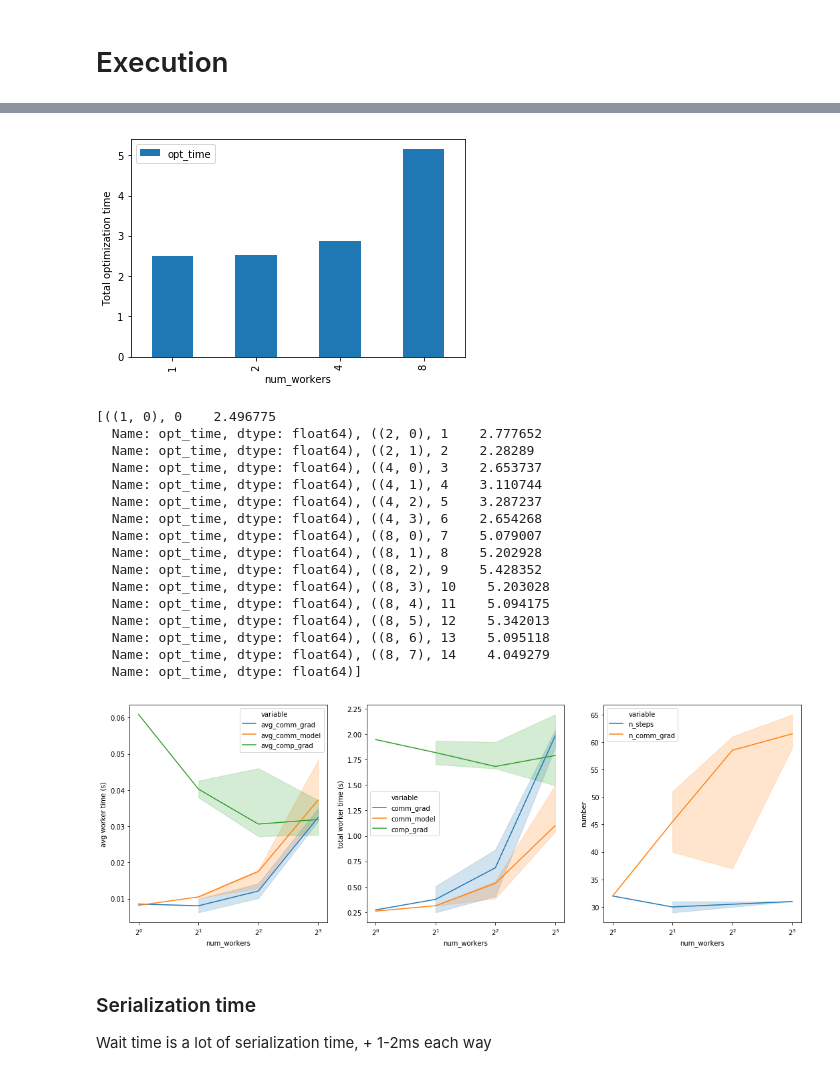
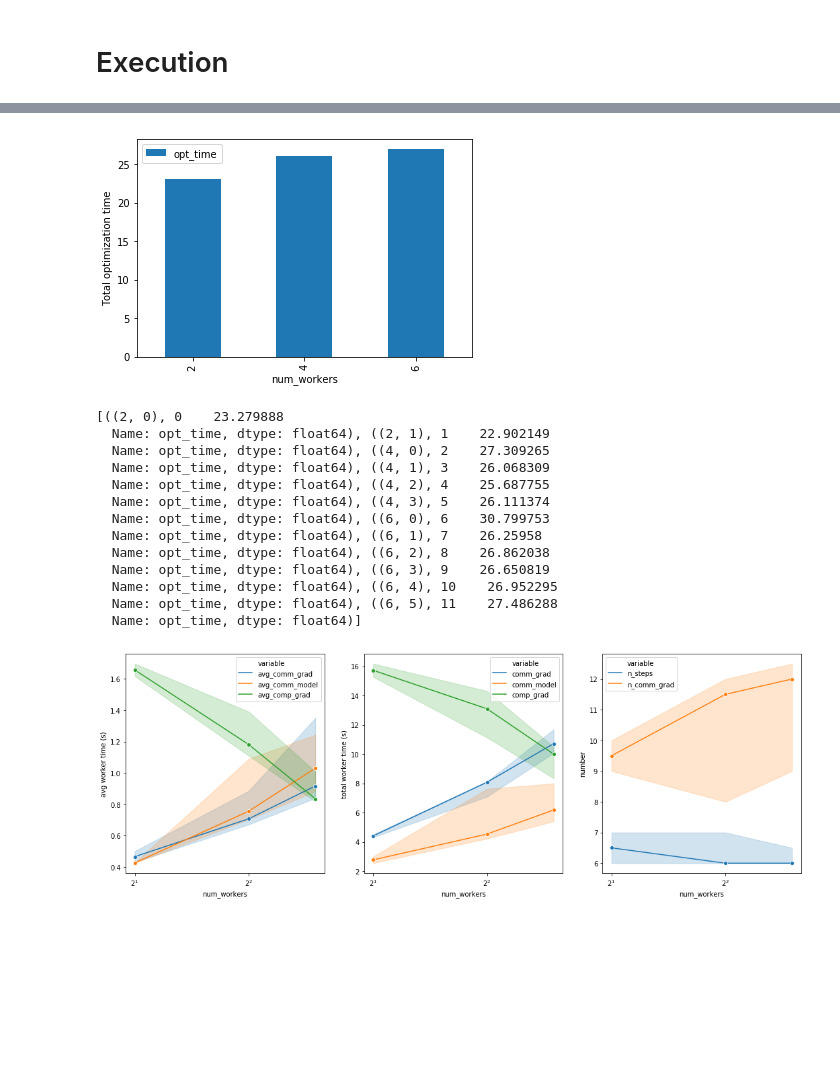
Before and after one commit to stsievert/dask-ps, a Jupyter notebook: Centralized-PS.ipynb, the cells around one changed output, grey strips where cells are left out. Cells and saved outputs as stored; diff of their text form; code cells hidden in the pictures; blank space fills up the shorter version.

```diff
--- a/Centralized-PS.ipynb
+++ b/Centralized-PS.ipynb
@@ -222,7 +302,3 @@ def test(batch_size=128, num_workers=4, iters=30):
               'params': sum(n_params),
               **m} for m in metas]
     return metas
-# %%
-data = [test(num_workers=num_workers)
-        for num_workers in [1, 2, 4, 8]]
-# test(num_workers=4)
@@ -240,31 +346,31 @@ df.head()
 # %%
 import matplotlib.pyplot as plt
-show = df.pivot_table(index='num_workers', values='opt_time',
+
+show_var = 'params'
+show_var = 'num_workers'
+show = df.pivot_table(index=show_var, values='opt_time',
                       aggfunc=np.median)
 show.plot.bar()
 plt.ylabel('Total optimization time')
 plt.savefig('total_opt_time.png', dpi=300)
 # %% [output]
-[figure, old version]
+[figure, new version]
 # %%
-r = df.groupby(['num_workers', 'worker_id'])['opt_time']
+r = df.groupby([show_var, 'worker_id'])['opt_time']
 list(r)
 # %% [output]
-[((1, 0), 0    2.496775
-  Name: opt_time, dtype: float64), ((2, 0), 1    2.777652
-  Name: opt_time, dtype: float64), ((2, 1), 2    2.28289
-  Name: opt_time, dtype: float64), ((4, 0), 3    2.653737
-  Name: opt_time, dtype: float64), ((4, 1), 4    3.110744
-  Name: opt_time, dtype: float64), ((4, 2), 5    3.287237
-  Name: opt_time, dtype: float64), ((4, 3), 6    2.654268
-  Name: opt_time, dtype: float64), ((8, 0), 7    5.079007
-  Name: opt_time, dtype: float64), ((8, 1), 8    5.202928
-  Name: opt_time, dtype: float64), ((8, 2), 9    5.428352
-  Name: opt_time, dtype: float64), ((8, 3), 10    5.203028
-  Name: opt_time, dtype: float64), ((8, 4), 11    5.094175
-  Name: opt_time, dtype: float64), ((8, 5), 12    5.342013
-  Name: opt_time, dtype: float64), ((8, 6), 13    5.095118
-  Name: opt_time, dtype: float64), ((8, 7), 14    4.049279
+[((2, 0), 0    23.279888
+  Name: opt_time, dtype: float64), ((2, 1), 1    22.902149
+  Name: opt_time, dtype: float64), ((4, 0), 2    27.309265
+  Name: opt_time, dtype: float64), ((4, 1), 3    26.068309
+  Name: opt_time, dtype: float64), ((4, 2), 4    25.687755
+  Name: opt_time, dtype: float64), ((4, 3), 5    26.111374
+  Name: opt_time, dtype: float64), ((6, 0), 6    30.799753
+  Name: opt_time, dtype: float64), ((6, 1), 7    26.25958
+  Name: opt_time, dtype: float64), ((6, 2), 8    26.862038
+  Name: opt_time, dtype: float64), ((6, 3), 9    26.650819
+  Name: opt_time, dtype: float64), ((6, 4), 10    26.952295
+  Name: opt_time, dtype: float64), ((6, 5), 11    27.486288
   Name: opt_time, dtype: float64)]
 # %%
 import seaborn as sns
@@ -277,14 +383,11 @@ variables = {'avg worker time (s)': ['avg_comm_grad', 'avg_comm_model', 'avg_com
 w = 6
 plt, axs = plt.subplots(ncols=3, figsize=(3*w, w))
 for (label, values), ax in zip(variables.items(), axs):
-    show = df.melt(id_vars=['num_workers'], value_vars=values, value_name=label)
-    sns.lineplot(data=show, x='num_workers', hue='variable', y=label,
-                 estimator=np.median, ax=ax)
-    ax.set_xscale('log', basex=2)
+    show = df.melt(id_vars=[show_var], value_vars=values, value_name=label)
+    sns.lineplot(data=show, x=show_var, hue='variable', y=label,
+                 estimator=np.median, ax=ax, marker='o')
+    if 'workers' in show_var:
+        ax.set_xscale('log', basex=2)
 plt.savefig('times.png', dpi=300)
 # %% [output]
-[figure, old version]
+[figure, new version]
-# %% [markdown]
-### Serialization time
-
-Wait time is a lot of serialization time, + 1-2ms each way
```
Also changed, not shown: parts of 15 cells of this notebook.
